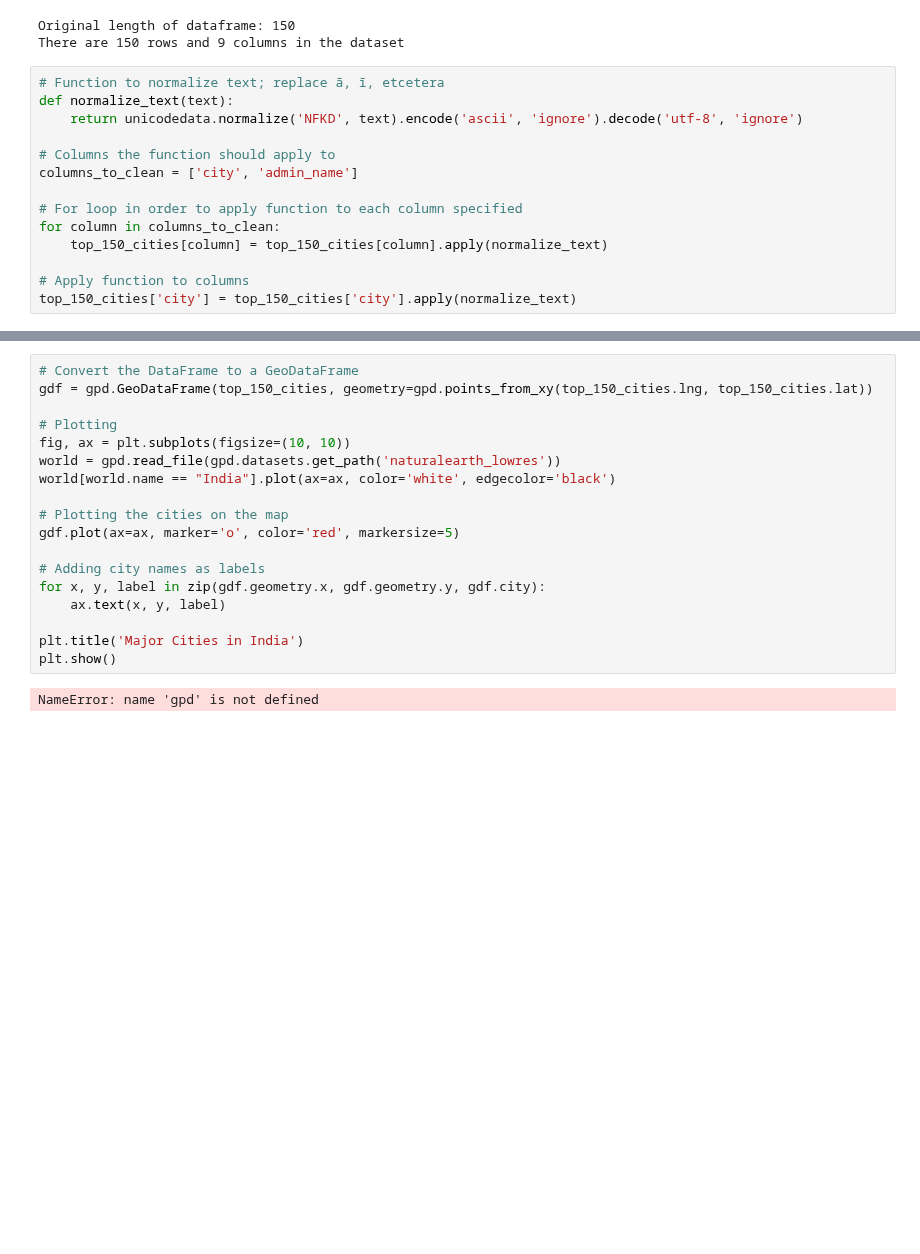
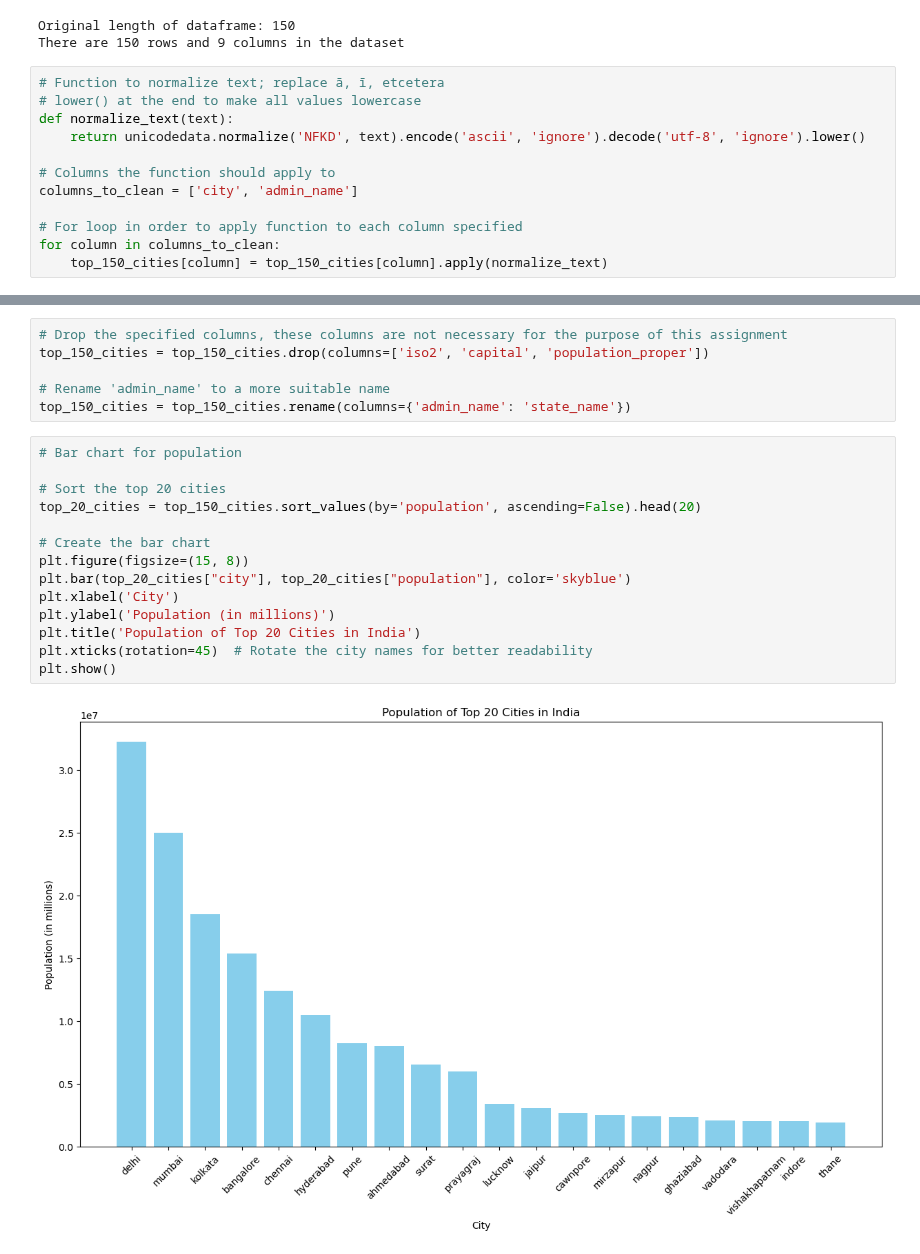
Before and after one commit to maxheijmans/AIM4B_Group1, a Jupyter notebook: BankTransactions/EDA_top-150-cities-india.ipynb, the cells around one changed output, grey strips where cells are left out. Cells and saved outputs as stored; diff of their text form; blank space fills up the shorter version.

Commit message:
find city matches

```diff
--- a/BankTransactions/EDA_top-150-cities-india.ipynb
+++ b/BankTransactions/EDA_top-150-cities-india.ipynb
@@ -17,8 +14,9 @@ Original length of dataframe: 150
 There are 150 rows and 9 columns in the dataset
 # %%
 # Function to normalize text; replace ā, ī, etcetera
+# lower() at the end to make all values lowercase
 def normalize_text(text):
-    return unicodedata.normalize('NFKD', text).encode('ascii', 'ignore').decode('utf-8', 'ignore')
+    return unicodedata.normalize('NFKD', text).encode('ascii', 'ignore').decode('utf-8', 'ignore').lower()
 
 # Columns the function should apply to
 columns_to_clean = ['city', 'admin_name']
@@ -26,9 +24,6 @@ columns_to_clean = ['city', 'admin_name']
 # For loop in order to apply function to each column specified
 for column in columns_to_clean:
     top_150_cities[column] = top_150_cities[column].apply(normalize_text)
-
-# Apply function to columns
-top_150_cities['city'] = top_150_cities['city'].apply(normalize_text)
 # %%
 print(top_150_cities.head())
 print(top_150_cities.tail())
@@ -50,23 +45,25 @@ print(top_150_cities.tail())
 147        2579               2579
 148        2543               2543
 149        2473               2473
-# %%
-# Convert the DataFrame to a GeoDataFrame
-gdf = gpd.GeoDataFrame(top_150_cities, geometry=gpd.points_from_xy(top_150_cities.lng, top_150_cities.lat))
-
-# Plotting
-fig, ax = plt.subplots(figsize=(10, 10))
-world = gpd.read_file(gpd.datasets.get_path('naturalearth_lowres'))
-world[world.name == "India"].plot(ax=ax, color='white', edgecolor='black')
-
-# Plotting the cities on the map
-gdf.plot(ax=ax, marker='o', color='red', markersize=5)
-
-# Adding city names as labels
-for x, y, label in zip(gdf.geometry.x, gdf.geometry.y, gdf.city):
-    ax.text(x, y, label)
-
-plt.title('Major Cities in India')
-plt.show()
-# %% [output]
-NameError: name 'gpd' is not defined
+# %%
+# Drop the specified columns, these columns are not necessary for the purpose of this assignment
+top_150_cities = top_150_cities.drop(columns=['iso2', 'capital', 'population_proper'])
+
+# Rename 'admin_name' to a more suitable name
+top_150_cities = top_150_cities.rename(columns={'admin_name': 'state_name'})
+# %%
+# Bar chart for population
+
+# Sort the top 20 cities
+top_20_cities = top_150_cities.sort_values(by='population', ascending=False).head(20)
+
+# Create the bar chart
+plt.figure(figsize=(15, 8))
+plt.bar(top_20_cities["city"], top_20_cities["population"], color='skyblue')
+plt.xlabel('City')
+plt.ylabel('Population (in millions)')
+plt.title('Population of Top 20 Cities in India')
+plt.xticks(rotation=45)  # Rotate the city names for better readability
+plt.show()
+# %% [output]
+[figure, added]
```
Also changed, not shown: parts of 10 cells of this notebook, 1 other file.
